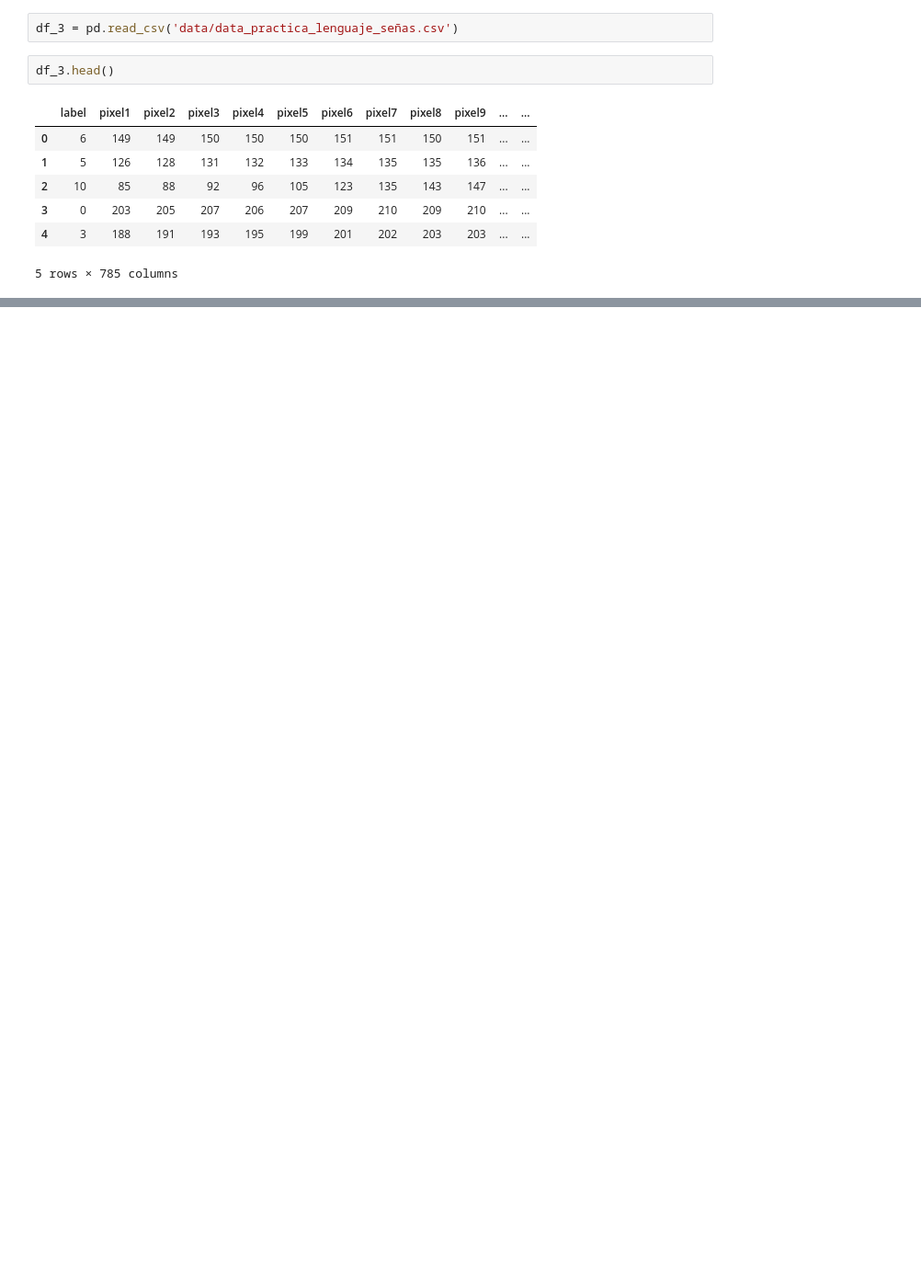
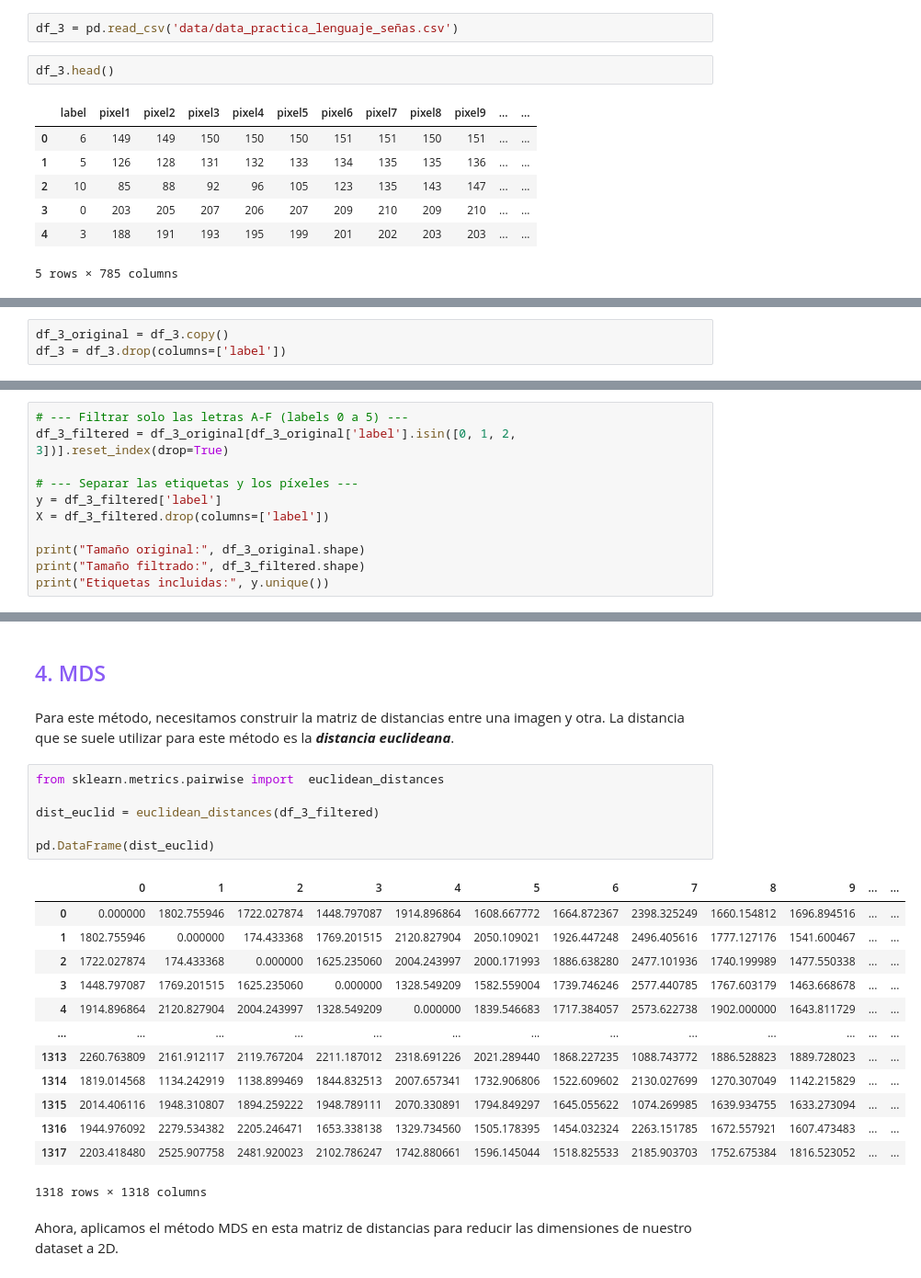
Before and after one commit to AuriRaven/Unsupervised_Learning, a Jupyter notebook: Practica_1.ipynb, the cells around one changed output, grey strips where cells are left out. Shown: that part at 92% size. Cells and saved outputs as stored; diff of their text form; blank space fills up the shorter version.

```diff
--- a/Practica_1.ipynb
+++ b/Practica_1.ipynb
@@ -707,0 +714,3 @@ df_3.head()
+# %%
+df_3_original = df_3.copy()
+df_3 = df_3.drop(columns=['label'])
@@ -707,0 +778,11 @@ df_3.head()
+# %%
+# --- Filtrar solo las letras A-F (labels 0 a 5) ---
+df_3_filtered = df_3_original[df_3_original['label'].isin([0, 1, 2, 3])].reset_index(drop=True)
+
+# --- Separar las etiquetas y los píxeles ---
+y = df_3_filtered['label']
+X = df_3_filtered.drop(columns=['label'])
+
+print("Tamaño original:", df_3_original.shape)
+print("Tamaño filtrado:", df_3_filtered.shape)
+print("Etiquetas incluidas:", y.unique())
@@ -707,0 +832,26 @@ df_3.head()
+# %% [markdown]
+## <span style="color: rgb(138, 92, 245);">4. MDS</span>
+# %% [markdown]
+Para este método, necesitamos construir la matriz de distancias entre una imagen y otra. La distancia que se suele utilizar para este método es la ***distancia euclideana***.
+# %%
+from sklearn.metrics.pairwise import  euclidean_distances
+
+dist_euclid = euclidean_distances(df_3_filtered)
+
+pd.DataFrame(dist_euclid)
+# %% [output]
+|  | 0 | 1 | 2 | 3 | 4 | 5 | 6 | 7 | 8 | 9 | ... | ... |
+| 0 | 0.000000 | 1802.755946 | 1722.027874 | 1448.797087 | 1914.896864 | 1608.667772 | 1664.872367 | 2398.325249 | 1660.154812 | 1696.894516 | ... | ... |
+| 1 | 1802.755946 | 0.000000 | 174.433368 | 1769.201515 | 2120.827904 | 2050.109021 | 1926.447248 | 2496.405616 | 1777.127176 | 1541.600467 | ... | ... |
+| 2 | 1722.027874 | 174.433368 | 0.000000 | 1625.235060 | 2004.243997 | 2000.171993 | 1886.638280 | 2477.101936 | 1740.199989 | 1477.550338 | ... | ... |
+| 3 | 1448.797087 | 1769.201515 | 1625.235060 | 0.000000 | 1328.549209 | 1582.559004 | 1739.746246 | 2577.440785 | 1767.603179 | 1463.668678 | ... | ... |
+| 4 | 1914.896864 | 2120.827904 | 2004.243997 | 1328.549209 | 0.000000 | 1839.546683 | 1717.384057 | 2573.622738 | 1902.000000 | 1643.811729 | ... | ... |
+| ... | ... | ... | ... | ... | ... | ... | ... | ... | ... | ... | ... | ... |
+| 1313 | 2260.763809 | 2161.912117 | 2119.767204 | 2211.187012 | 2318.691226 | 2021.289440 | 1868.227235 | 1088.743772 | 1886.528823 | 1889.728023 | ... | ... |
+| 1314 | 1819.014568 | 1134.242919 | 1138.899469 | 1844.832513 | 2007.657341 | 1732.906806 | 1522.609602 | 2130.027699 | 1270.307049 | 1142.215829 | ... | ... |
+| 1315 | 2014.406116 | 1948.310807 | 1894.259222 | 1948.789111 | 2070.330891 | 1794.849297 | 1645.055622 | 1074.269985 | 1639.934755 | 1633.273094 | ... | ... |
+| 1316 | 1944.976092 | 2279.534382 | 2205.246471 | 1653.338138 | 1329.734560 | 1505.178395 | 1454.032324 | 2263.151785 | 1672.557921 | 1607.473483 | ... | ... |
+| 1317 | 2203.418480 | 2525.907758 | 2481.920023 | 2102.786247 | 1742.880661 | 1596.145044 | 1518.825533 | 2185.903703 | 1752.675384 | 1816.523052 | ... | ... |
+1318 rows × 1318 columns
+# %% [markdown]
+Ahora, aplicamos el método MDS en esta matriz de distancias para reducir las dimensiones de nuestro dataset a 2D.
```
Also changed, not shown: parts of 19 cells of this notebook.
